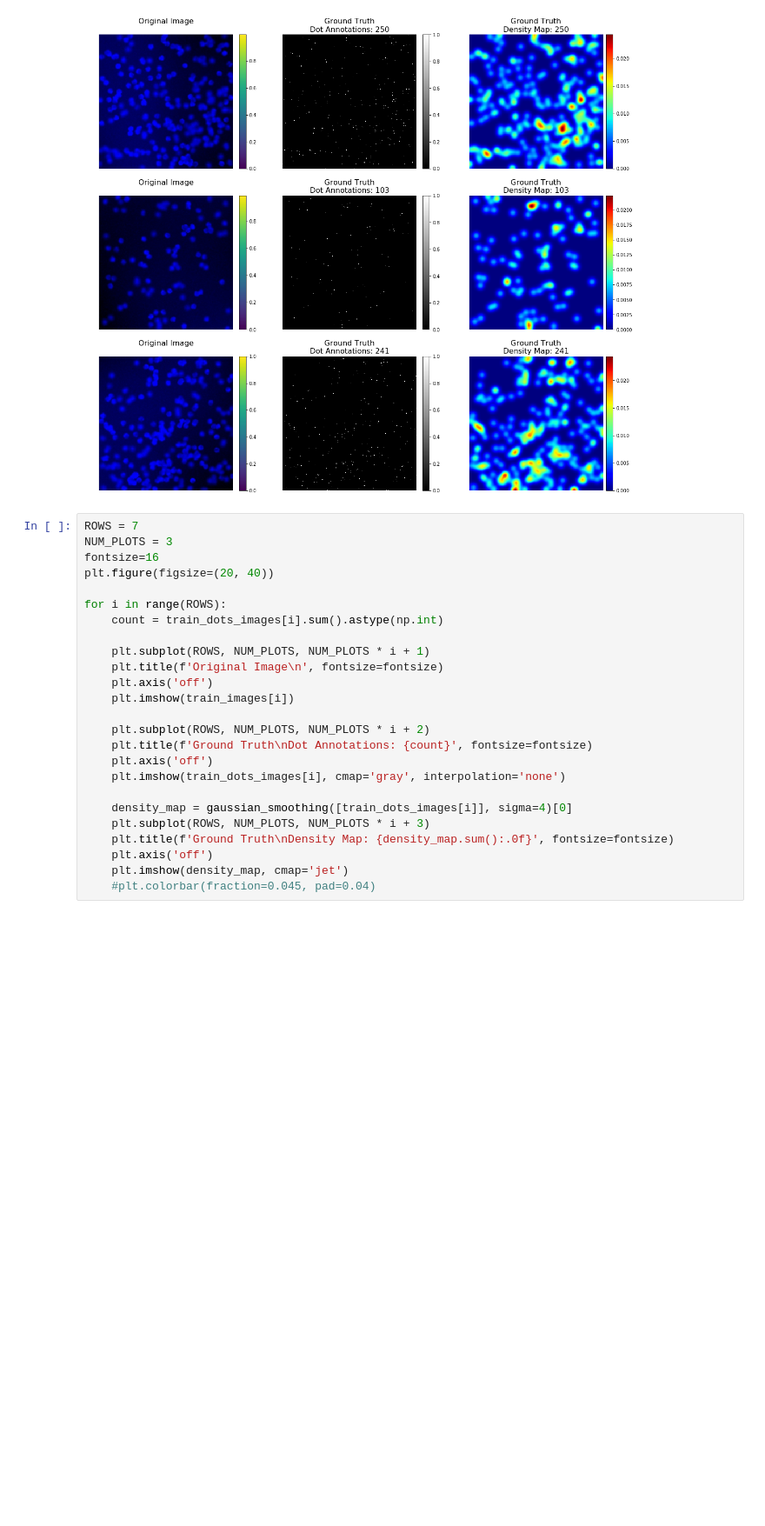
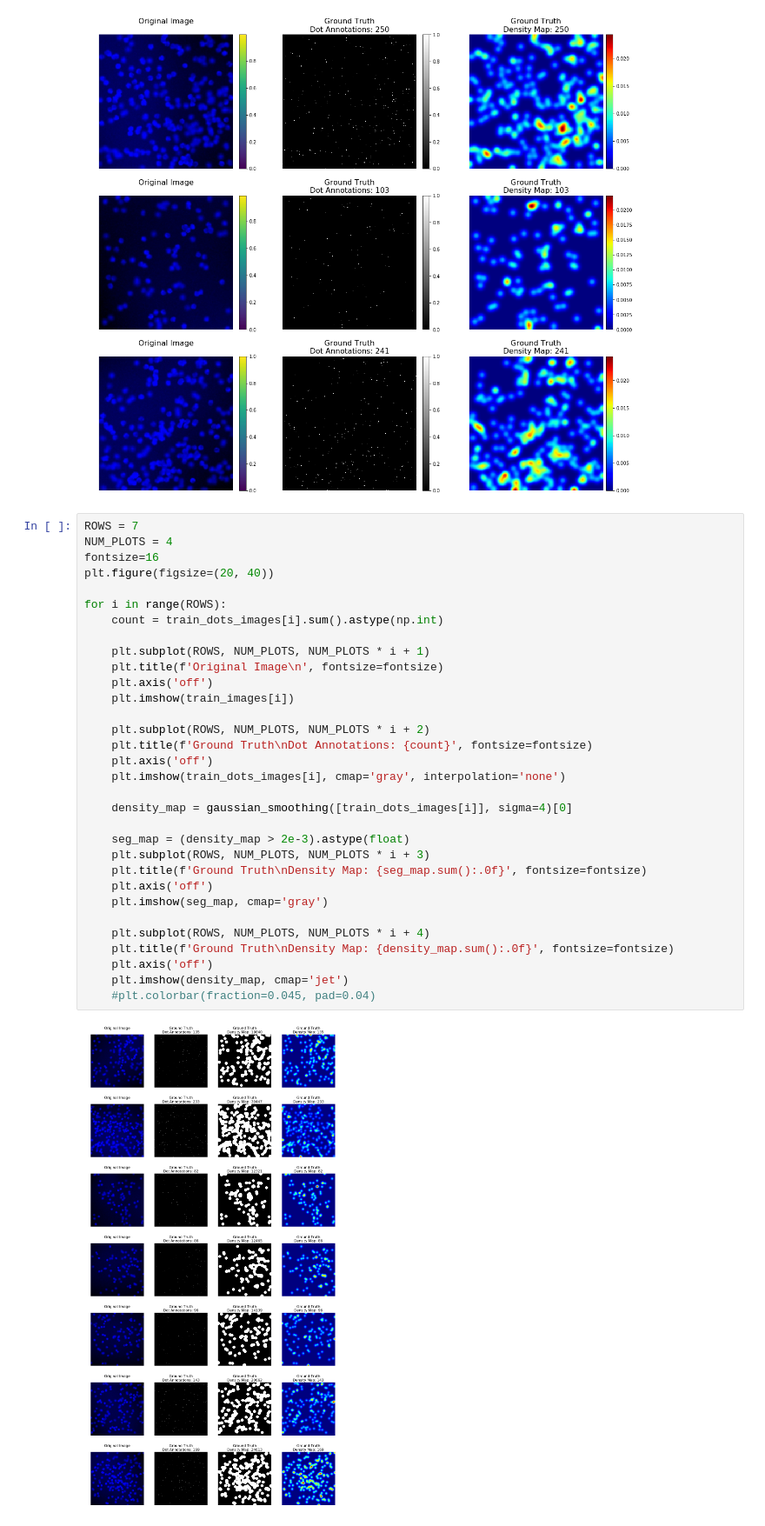
Before and after one commit to Tudor67/Object-Counting, a Jupyter notebook: playground/gt_vgg_cells.ipynb, the cells around one changed output. Shown at 87% size. Saved outputs shown, nothing was run; the diff lists cells and outputs as text; blank space fills up the shorter version.

```diff
--- a/playground/gt_vgg_cells.ipynb
+++ b/playground/gt_vgg_cells.ipynb
@@ -149,29 +149,38 @@ for i in range(ROWS):
 [figure]
 # %%
 ROWS = 7
-NUM_PLOTS = 3
+NUM_PLOTS = 4
 fontsize=16
 plt.figure(figsize=(20, 40))
 
 for i in range(ROWS):
     count = train_dots_images[i].sum().astype(np.int)
 
     plt.subplot(ROWS, NUM_PLOTS, NUM_PLOTS * i + 1)
     plt.title(f'Original Image\n', fontsize=fontsize)
     plt.axis('off')
     plt.imshow(train_images[i])
 
     plt.subplot(ROWS, NUM_PLOTS, NUM_PLOTS * i + 2)
     plt.title(f'Ground Truth\nDot Annotations: {count}', fontsize=fontsize)
     plt.axis('off')
     plt.imshow(train_dots_images[i], cmap='gray', interpolation='none')
 
     density_map = gaussian_smoothing([train_dots_images[i]], sigma=4)[0]
+
+    seg_map = (density_map > 2e-3).astype(float)
     plt.subplot(ROWS, NUM_PLOTS, NUM_PLOTS * i + 3)
+    plt.title(f'Ground Truth\nDensity Map: {seg_map.sum():.0f}', fontsize=fontsize)
+    plt.axis('off')
+    plt.imshow(seg_map, cmap='gray')
+
+    plt.subplot(ROWS, NUM_PLOTS, NUM_PLOTS * i + 4)
     plt.title(f'Ground Truth\nDensity Map: {density_map.sum():.0f}', fontsize=fontsize)
     plt.axis('off')
     plt.imshow(density_map, cmap='jet')
     #plt.colorbar(fraction=0.045, pad=0.04)
+# %% [output]
+[figure, added]
 # %%
 ROWS = 7
 NUM_PLOTS = 3
```
Also changed, not shown: parts of 1 cell of this notebook.
